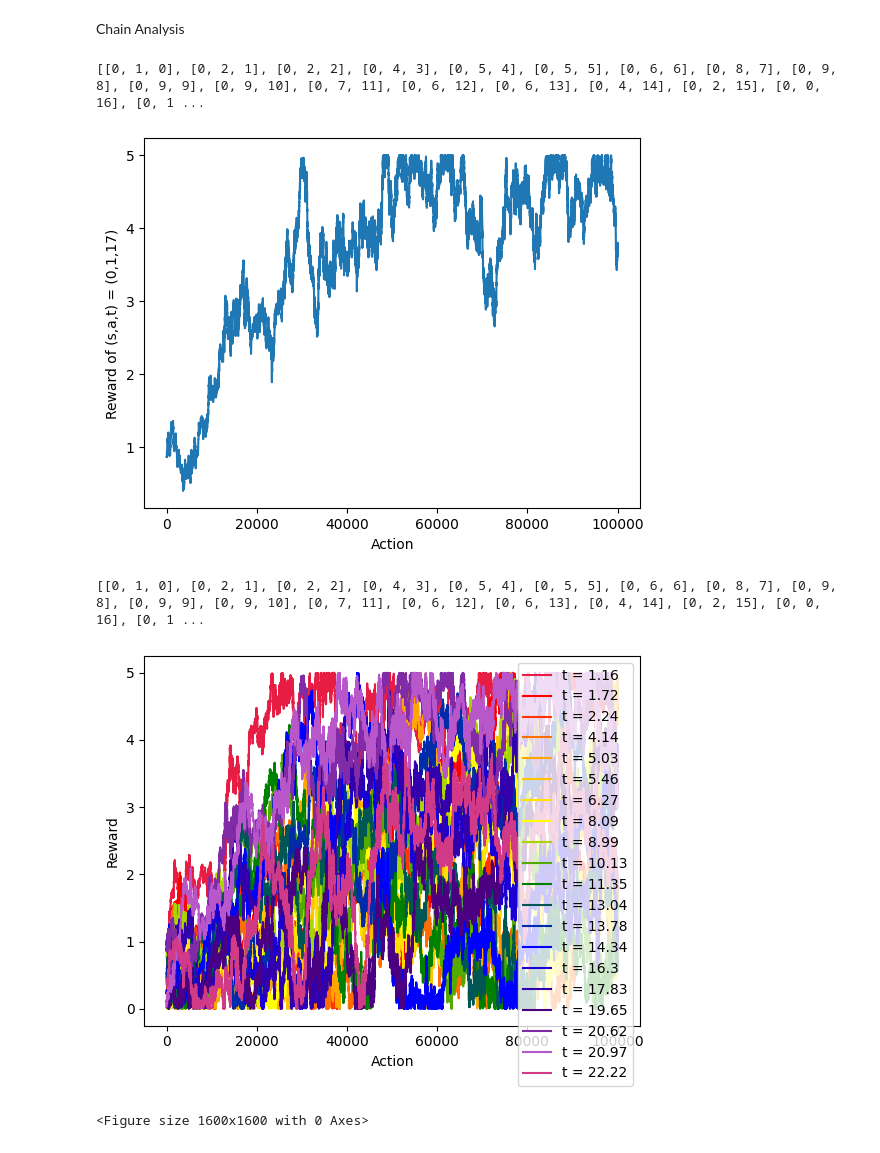
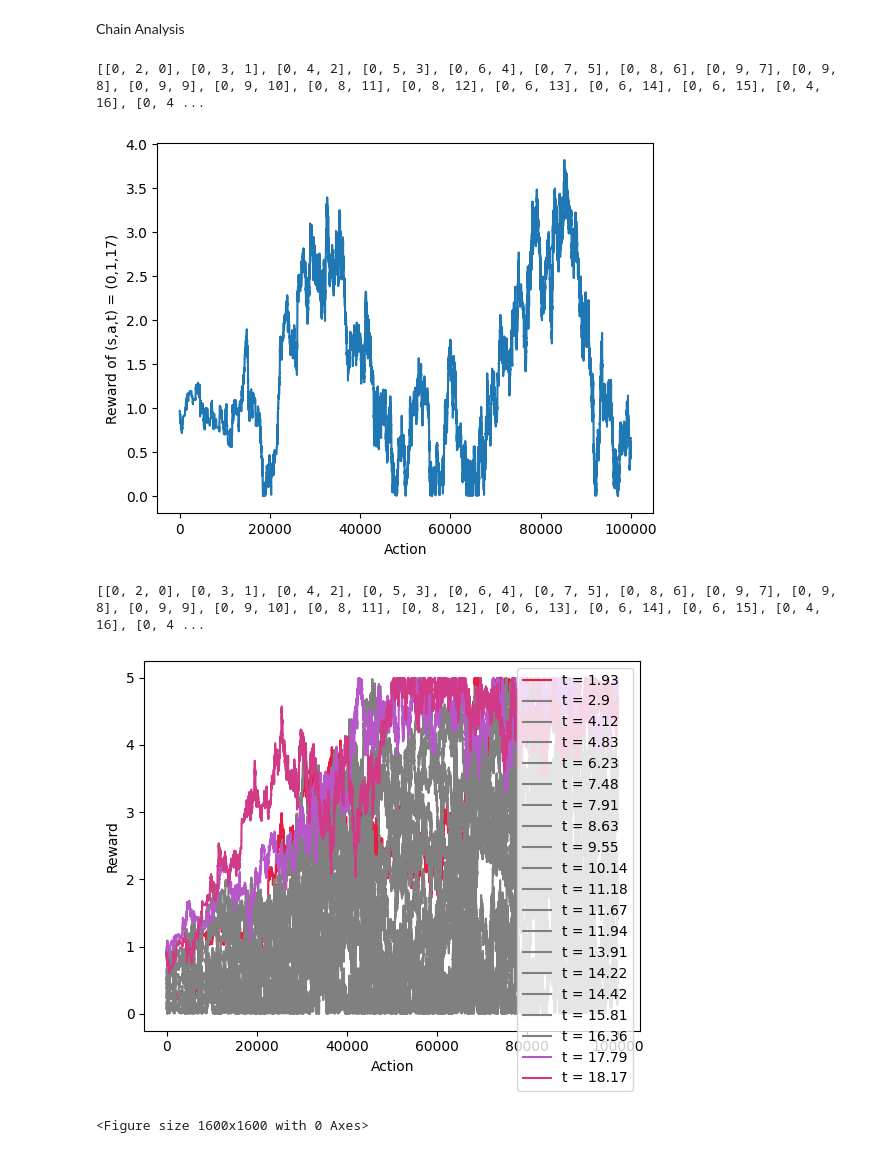
Before and after one commit to tommstuart/IRLProject, a Jupyter notebook: src/testing.ipynb, the cells around one changed output. Saved outputs shown, nothing was run; the diff lists cells and outputs as text; code cells hidden in the pictures.

```diff
--- a/src/testing.ipynb
+++ b/src/testing.ipynb
@@ -25,11 +25,12 @@ s_grid, a_grid, t_grid = np.meshgrid(env.states, env.actions, observation_times,
 R = np.vectorize(env.reward)(s_grid,a_grid,t_grid)
 
 #Find the optimal policy, values and q_values for the true reward to generate the trajectory.
+alpha = 5
 (optimal_pi, optimal_values, optimal_q_values) = policy_iteration(env,trajectory_length,R)
-b = Boltzmann(optimal_q_values, env.actions, alpha = 100)
+b = Boltzmann(optimal_q_values, env.actions, alpha = alpha)
 
 #multiple trajectories are combined - just means that the agent does multiple things at each time slot to allow for more data to be gathered
-observations = generate_trajectory(env,b,observation_times, n_trajectories=5)
+observations = generate_trajectory(env,b,observation_times, n_trajectories=1)
 
 #Run profiling on policy walk
 # import cProfile
@@ -37,9 +38,10 @@ observations = generate_trajectory(env,b,observation_times, n_trajectories=5)
 # cProfile.run('re.compile(learned_rewards = policy_walk(env,observations,n_observations = trajectory_length,n_iters=10000)[5000:10000])')
 
 #Sample from policy walk - I discard the first half of each policy walk iteration.
-learned_rewards = policy_walk(env,observations,n_observations = trajectory_length,n_iters=50000)[25000:]
-policy_walk_iters =2
-for _ in range(policy_walk_iters-1):
-    learned_rewards = np.concatenate((learned_rewards, policy_walk(env,observations,n_observations = trajectory_length,n_iters=50000)[25000:]))
+step_size = 0.035
+learned_rewards, acceptance_probs = policy_walk(env,observations,n_observations = trajectory_length,step_size = step_size,n_iters=100000, alpha = alpha)
+# policy_walk_iters =10
+# for _ in range(policy_walk_iters-1):
+#     learned_rewards = np.concatenate((learned_rewards, policy_walk(env,observations,n_observations = trajectory_length,Sigma = Sigma, n_iters=10000, alpha = alpha )[5000:]))
 # %% [output]
 Generated observation times:
@@ -102,27 +104,27 @@ plt.ylabel(ylabel)
 plt.xlabel("Action")
 plt.show()
 # %% [output]
-[[0, 1, 0], [0, 2, 1], [0, 2, 2], [0, 4, 3], [0, 5, 4], [0, 5, 5], [0, 6, 6], [0, 8, 7], [0, 9, 8], [0, 9, 9], [0, 9, 10], [0, 7, 11], [0, 6, 12], [0, 6, 13], [0, 4, 14], [0, 2, 15], [0, 0, 16], [0, 1 ...
+[[0, 2, 0], [0, 3, 1], [0, 4, 2], [0, 5, 3], [0, 6, 4], [0, 7, 5], [0, 8, 6], [0, 9, 7], [0, 9, 8], [0, 9, 9], [0, 9, 10], [0, 8, 11], [0, 8, 12], [0, 6, 13], [0, 6, 14], [0, 6, 15], [0, 4, 16], [0, 4 ...
-[figure, old version]
+[figure, new version]
 # %%
 #Plot rewards over time for a given state/action pair - shows observed (s,a,t) pairs in colour
 print(observations)
-s,a, = 0,1
+s,a, = 0,2
 # s,t = 0,5
 colors = ["#e71d43","#ff0000","#ff3700","#ff6e00","#ffa500","#ffc300","#ffe100","#ffff00","#aad500","#55aa00","#008000","#005555","#002baa","#0000ff","#1900d5","#3200ac","#4b0082","#812ba6","#b857ca","#d03a87"]
 for t in range(20):
     label = "t = " + format(round(observation_times[t],2))
     if [s,a,t] in observations:
         plt.plot(learned_rewards[:,s,a,t], color=colors[t], label = label)
     else:
         plt.plot(learned_rewards[:,s,a,t], color="grey", label = label)
 
 plt.ylabel("Reward")
 plt.xlabel("Action")
 plt.legend()
 plt.figure(figsize=(10,10), dpi=160)
 plt.show()
 # %% [output]
-[[0, 1, 0], [0, 2, 1], [0, 2, 2], [0, 4, 3], [0, 5, 4], [0, 5, 5], [0, 6, 6], [0, 8, 7], [0, 9, 8], [0, 9, 9], [0, 9, 10], [0, 7, 11], [0, 6, 12], [0, 6, 13], [0, 4, 14], [0, 2, 15], [0, 0, 16], [0, 1 ...
+[[0, 2, 0], [0, 3, 1], [0, 4, 2], [0, 5, 3], [0, 6, 4], [0, 7, 5], [0, 8, 6], [0, 9, 7], [0, 9, 8], [0, 9, 9], [0, 9, 10], [0, 8, 11], [0, 8, 12], [0, 6, 13], [0, 6, 14], [0, 6, 15], [0, 4, 16], [0, 4 ...
-[figure, old version]
+[figure, new version]
 <Figure size 1600x1600 with 0 Axes>
```
Also changed, not shown: parts of 3 cells of this notebook, 8 other files.
